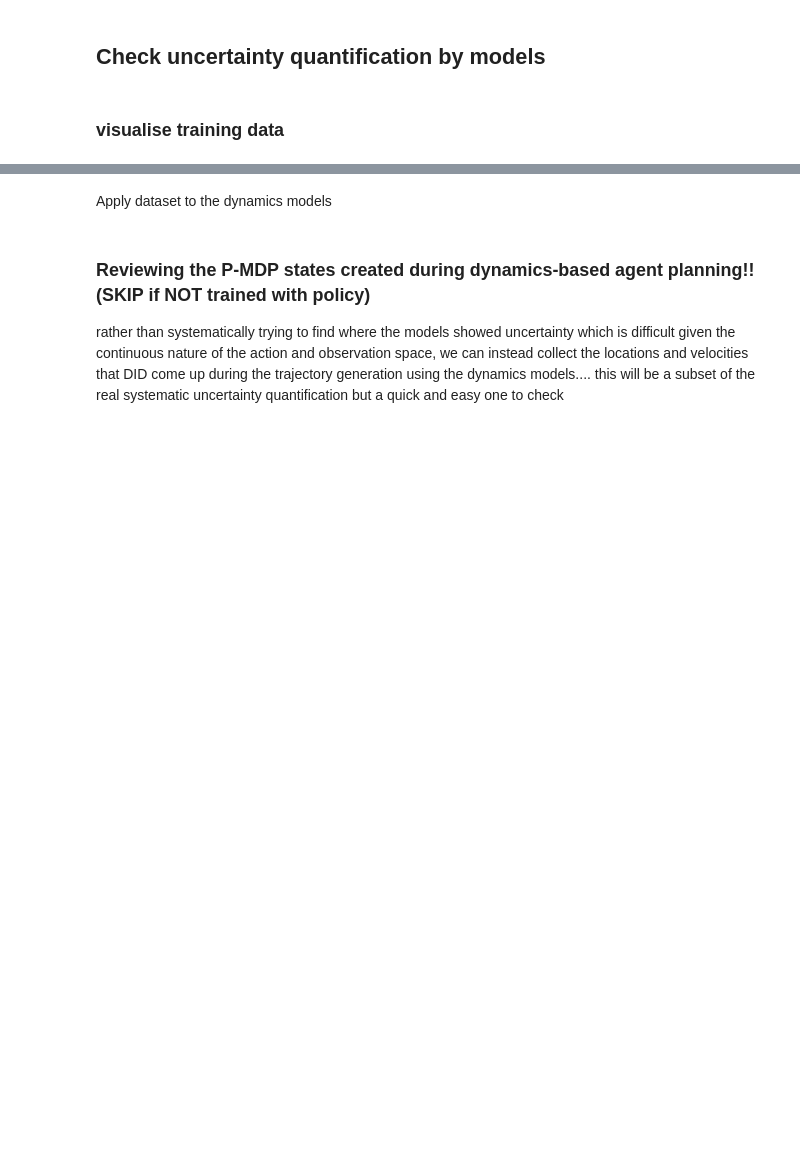
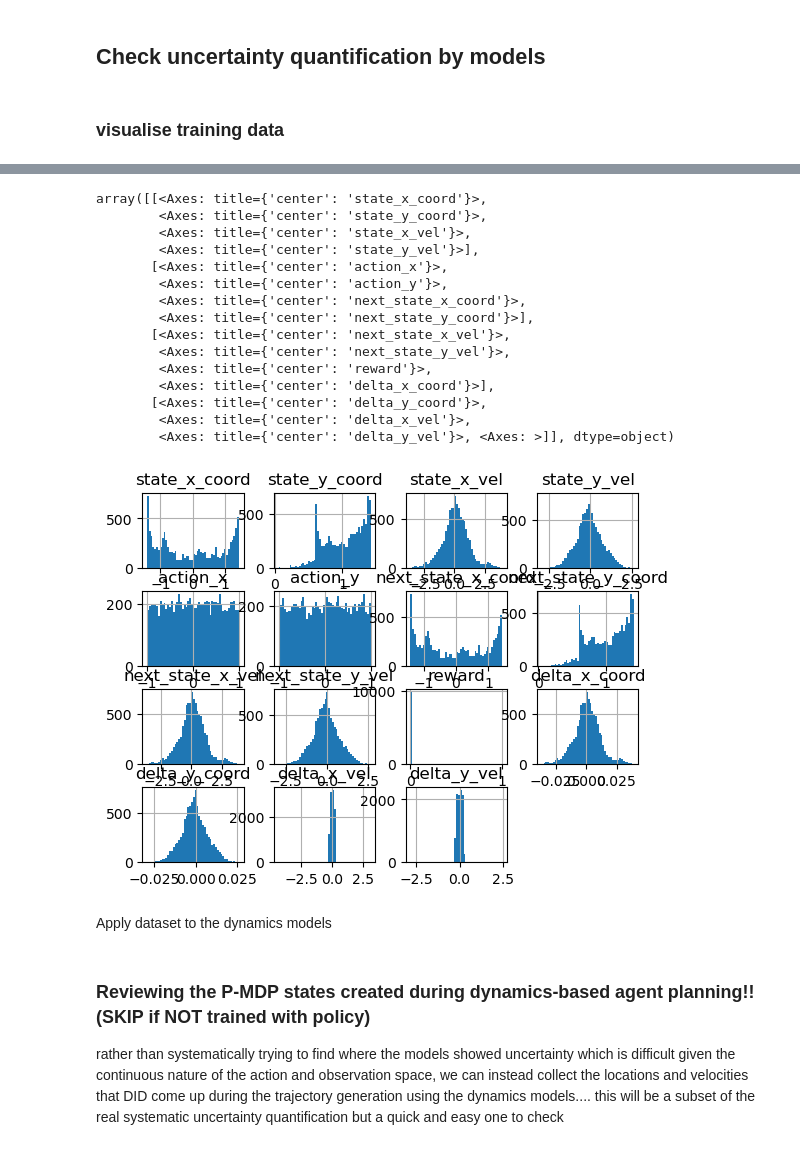
Before and after one commit to rickconci/DeepRL, a Jupyter notebook: MORel/Uncertainty_checks.ipynb, the cells around one changed output, grey strips where cells are left out. Drawn from its saved outputs; the diff is of its cells as text; code cells hidden in the pictures; blank space fills up the shorter version.

```diff
--- a/MORel/Uncertainty_checks.ipynb
+++ b/MORel/Uncertainty_checks.ipynb
@@ -373,3 +377,22 @@ plt.show()
+# %%
+df.hist(bins=50)
+# %% [output]
+array([[<Axes: title={'center': 'state_x_coord'}>,
+        <Axes: title={'center': 'state_y_coord'}>,
+        <Axes: title={'center': 'state_x_vel'}>,
+        <Axes: title={'center': 'state_y_vel'}>],
+       [<Axes: title={'center': 'action_x'}>,
+        <Axes: title={'center': 'action_y'}>,
+        <Axes: title={'center': 'next_state_x_coord'}>,
+        <Axes: title={'center': 'next_state_y_coord'}>],
+       [<Axes: title={'center': 'next_state_x_vel'}>,
+        <Axes: title={'center': 'next_state_y_vel'}>,
+        <Axes: title={'center': 'reward'}>,
+        <Axes: title={'center': 'delta_x_coord'}>],
+       [<Axes: title={'center': 'delta_y_coord'}>,
+        <Axes: title={'center': 'delta_x_vel'}>,
+        <Axes: title={'center': 'delta_y_vel'}>, <Axes: >]], dtype=object)
+[figure, added]
 # %% [markdown]
 Apply dataset to the dynamics models
 # %%
```
Also changed, not shown: parts of 16 cells of this notebook, 3 other files.
